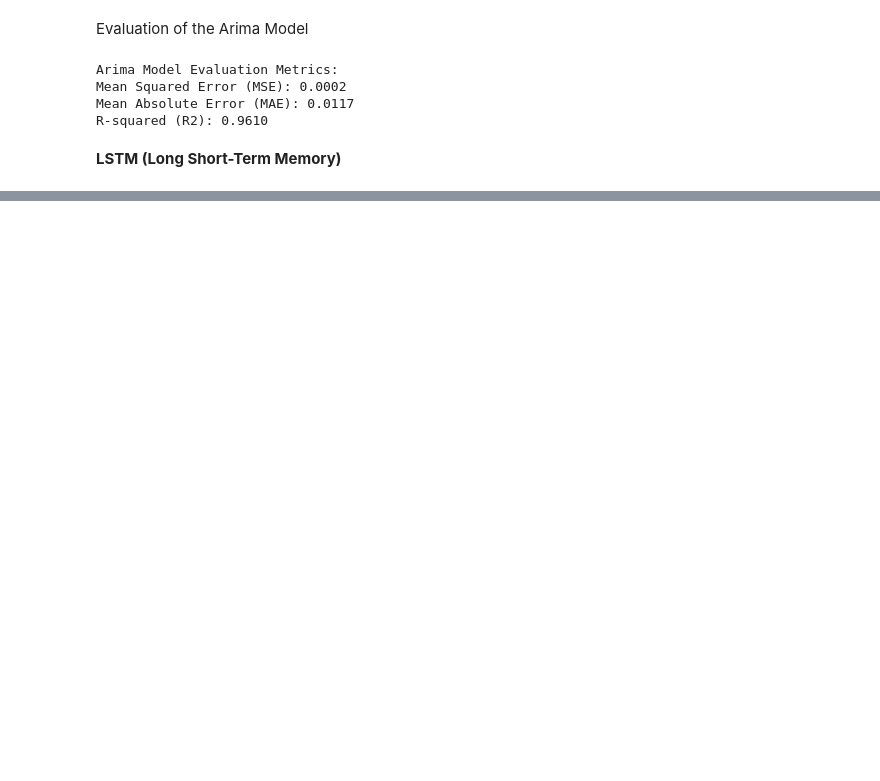
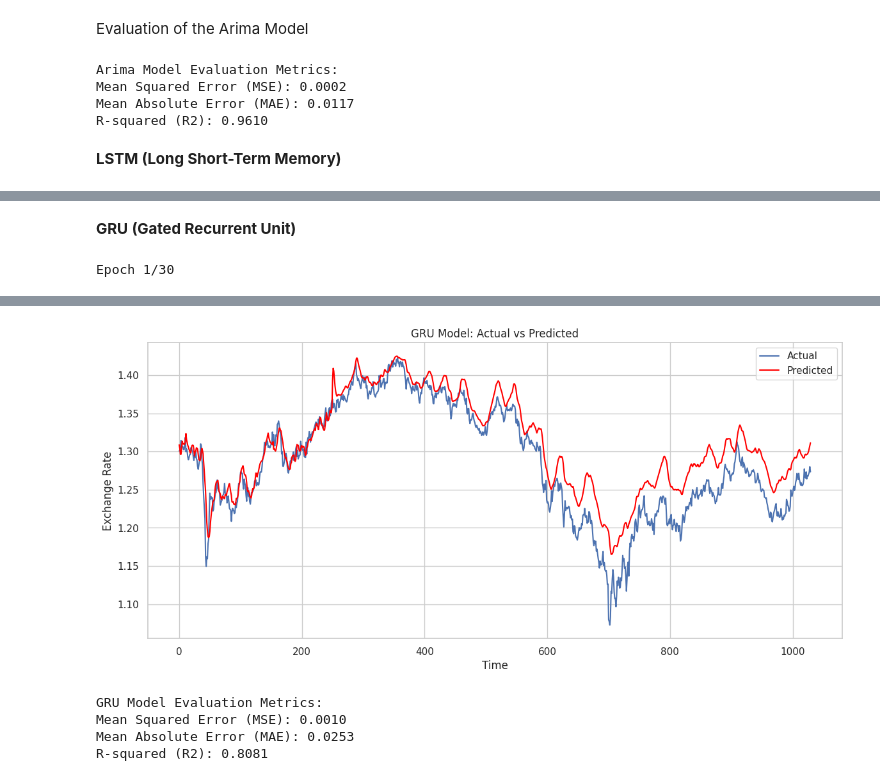
Before and after one commit to FunmilolaAdetuwo/Final-Project, a Jupyter notebook: Advanced_AI_Techniques_for_Predicting_Currency_Exchange_Rates_A_Deep_Learning_Approach.ipynb, the cells around one changed output, grey strips where cells are left out. Cells and saved outputs as stored; diff of their text form; code cells hidden in the pictures; blank space fills up the shorter version.

```diff
--- a/Advanced_AI_Techniques_for_Predicting_Currency_Exchange_Rates_A_Deep_Learning_Approach.ipynb
+++ b/Advanced_AI_Techniques_for_Predicting_Currency_Exchange_Rates_A_Deep_Learning_Approach.ipynb
@@ -614,0 +622,57 @@ R-squared (R2): 0.8422
+# %% [markdown]
+**GRU (Gated Recurrent Unit)**
+# %%
+# Set seed for reproducibility
+tf.random.set_seed(42)
+np.random.seed(42)
+
+# Defining the number of timesteps
+timesteps = 10
+
+# Defining the function
+def create_sequences(X, y, timesteps):
+    Xs, ys = [], []
+    for i in range(len(X) - timesteps):
+        Xs.append(X[i:i + timesteps])
+        ys.append(y[i + timesteps])
+    return np.array(Xs), np.array(ys)
+
+# Creating the sequences for training and testing
+X_trn_seq_gru, y_trn_seq_gru = create_sequences(X_train, y_trn_scld, timesteps)
+X_tst_seq_gru, y_tst_seq_gru = create_sequences(X_test, y_tst_scld, timesteps)
+
+# Define the GRU model
+gru_mdl = Sequential([
+    GRU(units=64, return_sequences=True, input_shape=(X_trn_seq_gru.shape[1], X_trn_seq_gru.shape[2])),
+    Dropout(0.2),
+    GRU(units=32),
+    Dropout(0.2),
+    Dense(1)
+])
+
+# Compiling the model
+gru_mdl.compile(optimizer='adam', loss='mean_squared_error')
+
+# Adding early stopping to prevent overfitting
+ely_stpg = EarlyStopping(monitor='val_loss', patience=5, restore_best_weights=True)
+
+# Training the model
+hstry_gru = gru_mdl.fit(X_trn_seq_gru, y_trn_seq_gru, epochs=30, batch_size=32, validation_split=0.2, verbose=1, callbacks=[ely_stpg])
+
+# Predicting on the test data
+y_prd_scld_gru = gru_mdl.predict(X_tst_seq_gru)
+
+y_prd_gru = tgt_sclr.inverse_transform(y_prd_scld_gru)
+y_tst_orgnl_gru = tgt_sclr.inverse_transform(y_tst_seq_gru)
+
+# Plotting actual vs predicted values
+plt.figure(figsize=(14, 6))
+plt.plot(y_tst_orgnl_gru, label='Actual')
+plt.plot(y_prd_gru, label='Predicted', color='red')
+plt.title('GRU Model: Actual vs Predicted')
+plt.xlabel('Time')
+plt.ylabel('Exchange Rate')
+plt.legend()
+plt.show()
+# %% [output]
+Epoch 1/30
@@ -614,0 +699,17 @@ R-squared (R2): 0.8422
+[figure, added]
+# %%
+# Evaluating the GRU model
+mse_gru = mean_squared_error(y_tst_orgnl_gru, y_prd_gru)
+mae_gru = mean_absolute_error(y_tst_orgnl_gru, y_prd_gru)
+r2_gru = r2_score(y_tst_orgnl_gru, y_prd_gru)
+
+# Displaying the evaluation metrics
+print("GRU Model Evaluation Metrics:")
+print(f"Mean Squared Error (MSE): {mse_gru:.4f}")
+print(f"Mean Absolute Error (MAE): {mae_gru:.4f}")
+print(f"R-squared (R2): {r2_gru:.4f}")
+# %% [output]
+GRU Model Evaluation Metrics:
+Mean Squared Error (MSE): 0.0010
+Mean Absolute Error (MAE): 0.0253
+R-squared (R2): 0.8081
```
Also changed, not shown: parts of 7 cells of this notebook.
